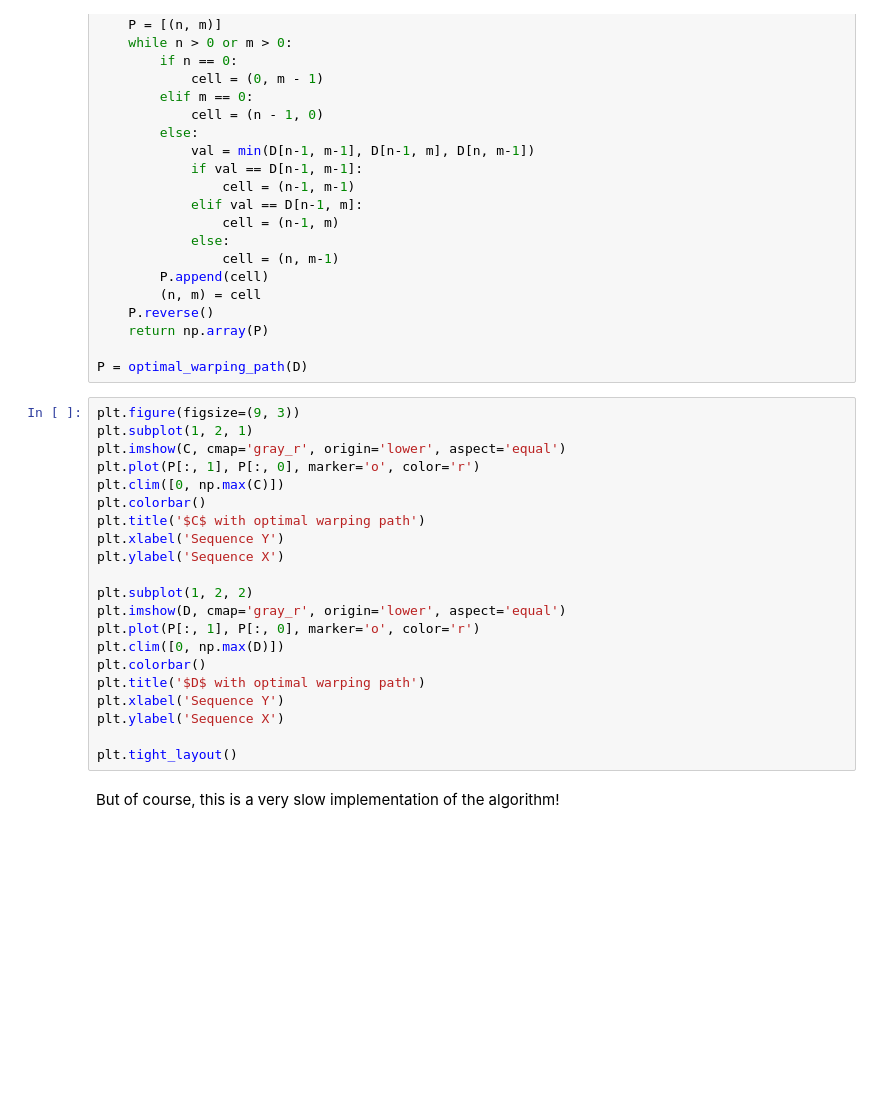
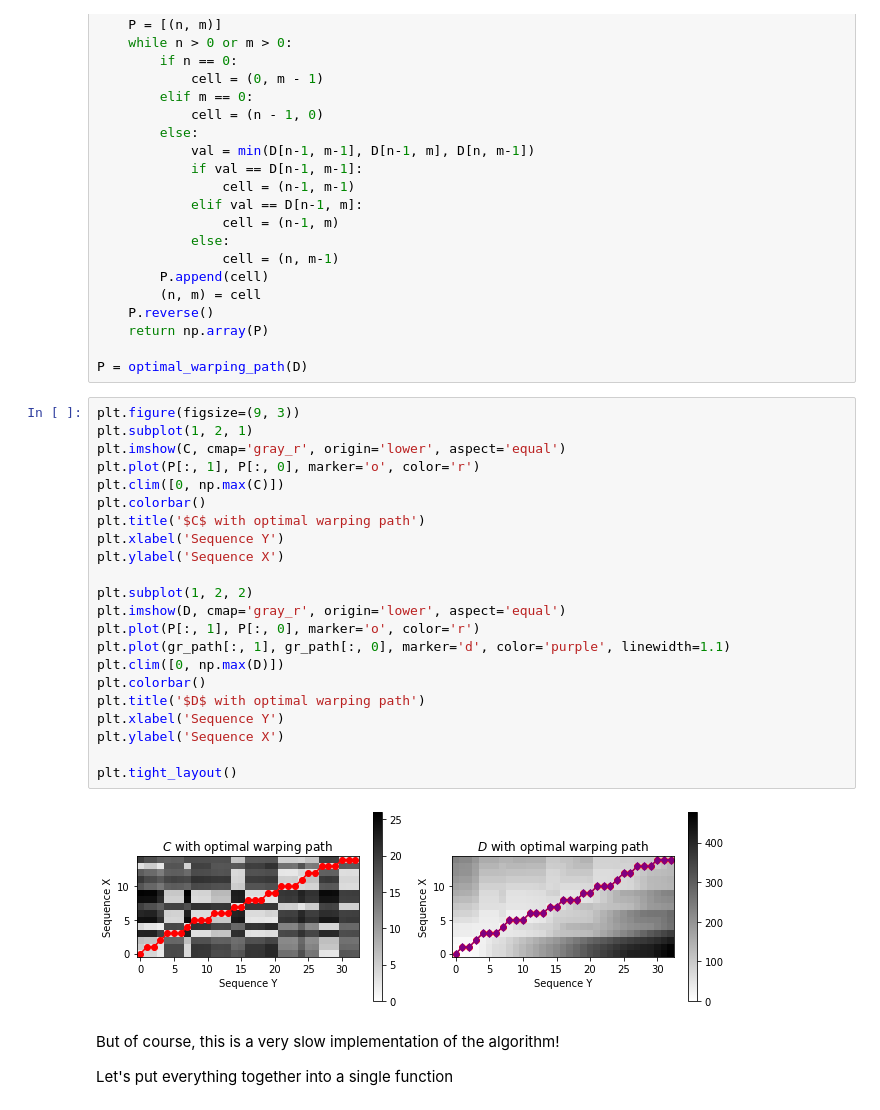
Before and after one commit to MusicalInformatics/miws2021env, a Jupyter notebook: alignment/dynamic_time_warping.ipynb, the cells around one changed output. Drawn from its saved outputs; the diff is of its cells as text; blank space fills up the shorter version.

```diff
--- a/alignment/dynamic_time_warping.ipynb
+++ b/alignment/dynamic_time_warping.ipynb
@@ -130,23 +170,28 @@ P = optimal_warping_path(D)
 # %%
 plt.figure(figsize=(9, 3))
 plt.subplot(1, 2, 1)
 plt.imshow(C, cmap='gray_r', origin='lower', aspect='equal')
 plt.plot(P[:, 1], P[:, 0], marker='o', color='r')
 plt.clim([0, np.max(C)])
 plt.colorbar()
 plt.title('$C$ with optimal warping path')
 plt.xlabel('Sequence Y')
 plt.ylabel('Sequence X')
 
 plt.subplot(1, 2, 2)
 plt.imshow(D, cmap='gray_r', origin='lower', aspect='equal')
 plt.plot(P[:, 1], P[:, 0], marker='o', color='r')
+plt.plot(gr_path[:, 1], gr_path[:, 0], marker='d', color='purple', linewidth=1.1)
 plt.clim([0, np.max(D)])
 plt.colorbar()
 plt.title('$D$ with optimal warping path')
 plt.xlabel('Sequence Y')
 plt.ylabel('Sequence X')
 
 plt.tight_layout()
+# %% [output]
+[figure, added]
 # %% [markdown]
 But of course, this is a very slow implementation of the algorithm!
+
+Let's put everything together into a single function
```
Also changed, not shown: parts of 11 cells of this notebook, 6 other files.
